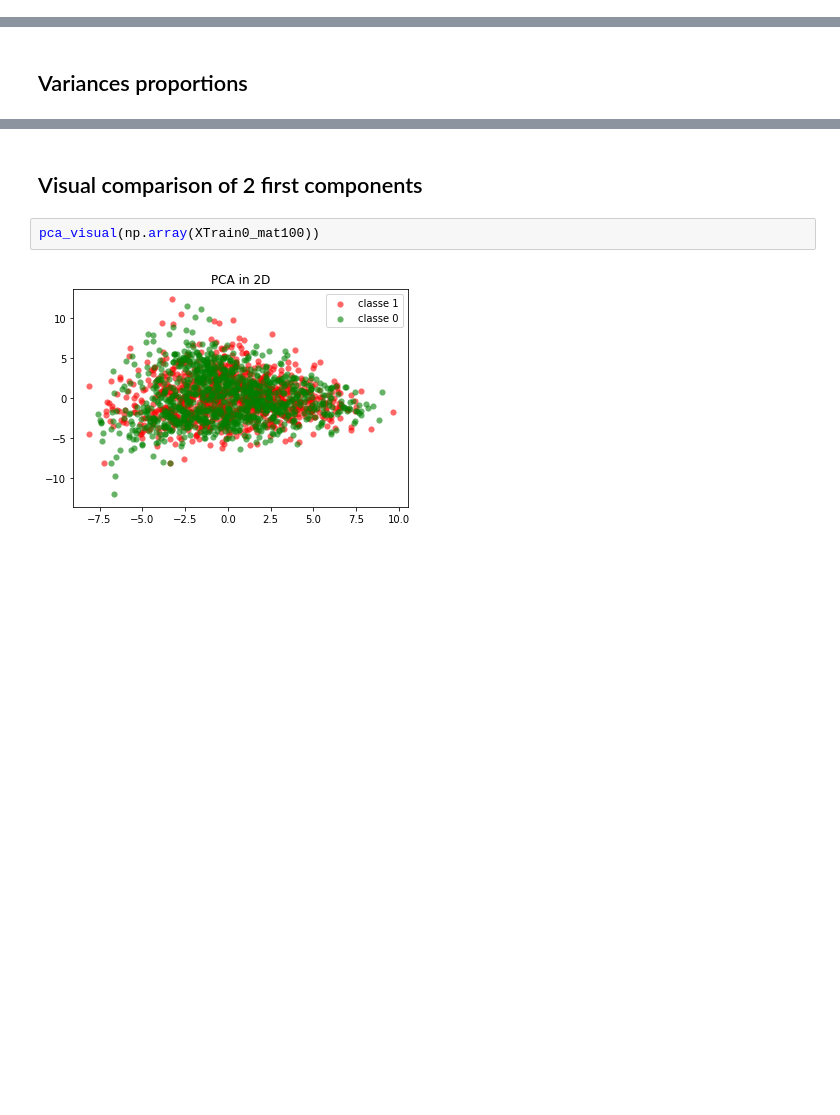
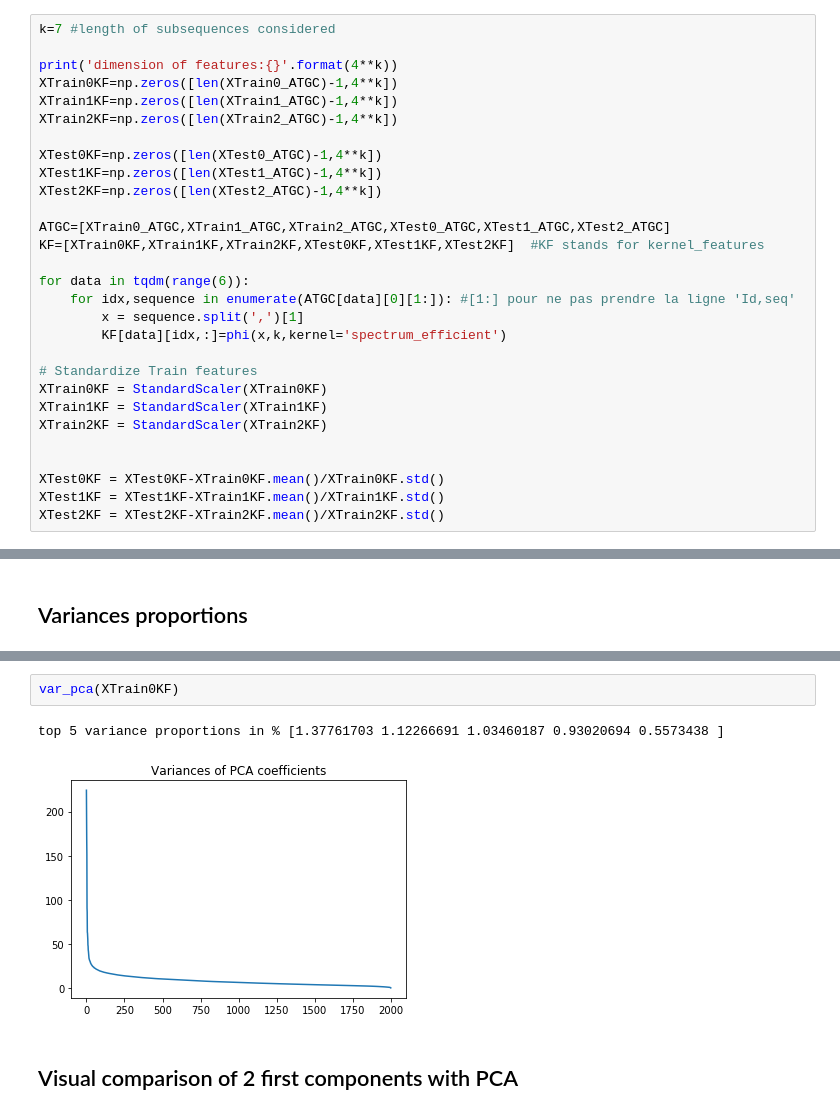
Before and after one commit to jhauret/Kaggle_KernelML_2021, a Jupyter notebook: FeaturesGeneration.ipynb, the cells around one changed output, grey strips where cells are left out. Cells and saved outputs as stored; diff of their text form; blank space fills up the shorter version.

```diff
--- a/FeaturesGeneration.ipynb
+++ b/FeaturesGeneration.ipynb
@@ -109,0 +76,29 @@ dimension of features:1024
+# %%
+k=7 #length of subsequences considered
+
+print('dimension of features:{}'.format(4**k))
+XTrain0KF=np.zeros([len(XTrain0_ATGC)-1,4**k])
+XTrain1KF=np.zeros([len(XTrain1_ATGC)-1,4**k])
+XTrain2KF=np.zeros([len(XTrain2_ATGC)-1,4**k])
+
+XTest0KF=np.zeros([len(XTest0_ATGC)-1,4**k])
+XTest1KF=np.zeros([len(XTest1_ATGC)-1,4**k])
+XTest2KF=np.zeros([len(XTest2_ATGC)-1,4**k])
+
+ATGC=[XTrain0_ATGC,XTrain1_ATGC,XTrain2_ATGC,XTest0_ATGC,XTest1_ATGC,XTest2_ATGC]
+KF=[XTrain0KF,XTrain1KF,XTrain2KF,XTest0KF,XTest1KF,XTest2KF]  #KF stands for kernel_features
+
+for data in tqdm(range(6)):
+    for idx,sequence in enumerate(ATGC[data][0][1:]): #[1:] pour ne pas prendre la ligne 'Id,seq'
+        x = sequence.split(',')[1]
+        KF[data][idx,:]=phi(x,k,kernel='spectrum_efficient')
+
+# Standardize Train features
+XTrain0KF = StandardScaler(XTrain0KF)
+XTrain1KF = StandardScaler(XTrain1KF)
+XTrain2KF = StandardScaler(XTrain2KF)
+
+
+XTest0KF = XTest0KF-XTrain0KF.mean()/XTrain0KF.std()
+XTest1KF = XTest1KF-XTrain1KF.mean()/XTrain1KF.std()
+XTest2KF = XTest2KF-XTrain2KF.mean()/XTrain2KF.std()
@@ -124,7 +116,8 @@ top 5 variance proportions in % [2.65528166 2.51625809 1.84476466 1.6973613  1.5
+# %%
+var_pca(XTrain0KF)
+# %% [output]
+top 5 variance proportions in % [1.37761703 1.12266691 1.03460187 0.93020694 0.5573438 ]
+[figure, added]
 # %% [markdown]
-## Visual comparison of 2 first components
+## Visual comparison of 2 first components with PCA
-# %%
-pca_visual(np.array(XTrain0_mat100))
-# %% [output]
-[figure, removed]
 # %%
```
Also changed, not shown: parts of 18 cells of this notebook.
